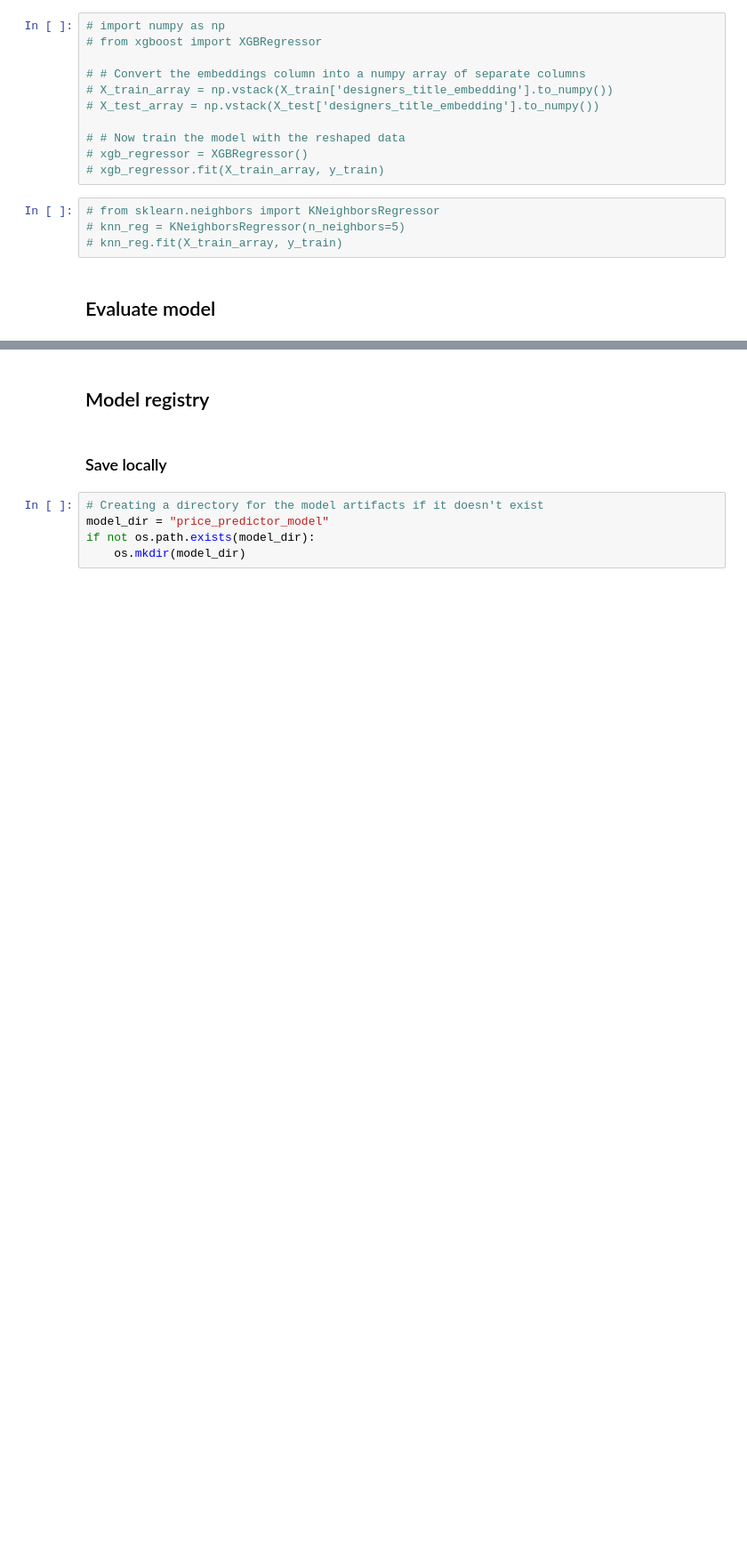
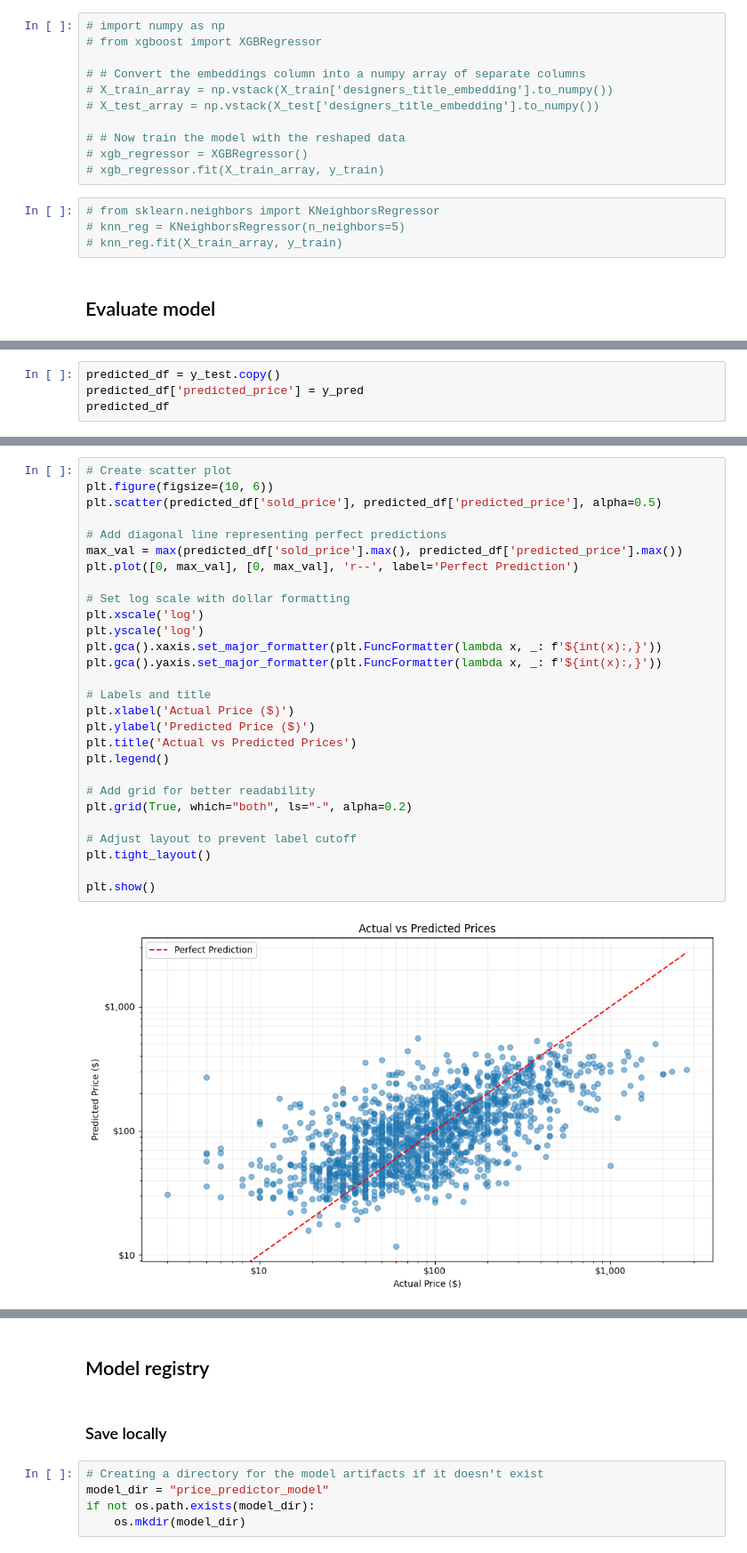
Before and after one commit to samlama111/id2223-fashion-price-predictor, a Jupyter notebook: Training.ipynb, the cells around one changed output, grey strips where cells are left out. Shown: that part at 89% size. Cells and saved outputs as stored; diff of their text form; blank space fills up the shorter version.

```diff
--- a/Training.ipynb
+++ b/Training.ipynb
@@ -211,0 +198,4 @@ predicted_df
+# %%
+predicted_df = y_test.copy()
+predicted_df['predicted_price'] = y_pred
+predicted_df
@@ -212,3 +216,33 @@ predicted_df
+# %%
+# Create scatter plot
+plt.figure(figsize=(10, 6))
+plt.scatter(predicted_df['sold_price'], predicted_df['predicted_price'], alpha=0.5)
+
+# Add diagonal line representing perfect predictions
+max_val = max(predicted_df['sold_price'].max(), predicted_df['predicted_price'].max())
+plt.plot([0, max_val], [0, max_val], 'r--', label='Perfect Prediction')
+
+# Set log scale with dollar formatting
+plt.xscale('log')
+plt.yscale('log')
+plt.gca().xaxis.set_major_formatter(plt.FuncFormatter(lambda x, _: f'${int(x):,}'))
+plt.gca().yaxis.set_major_formatter(plt.FuncFormatter(lambda x, _: f'${int(x):,}'))
+
+# Labels and title
+plt.xlabel('Actual Price ($)')
+plt.ylabel('Predicted Price ($)')
+plt.title('Actual vs Predicted Prices')
+plt.legend()
+
+# Add grid for better readability
+plt.grid(True, which="both", ls="-", alpha=0.2)
+
+# Adjust layout to prevent label cutoff
+plt.tight_layout()
+
+plt.show()
+# %% [output]
+[figure, added]
 # %%
 def plot_grouped_feature_importance(model, X_test, original_feature_names=features, embedding_prefix='embedding_'):
     # Get feature importance scores
```
Also changed, not shown: parts of 14 cells of this notebook, 1 other file.
